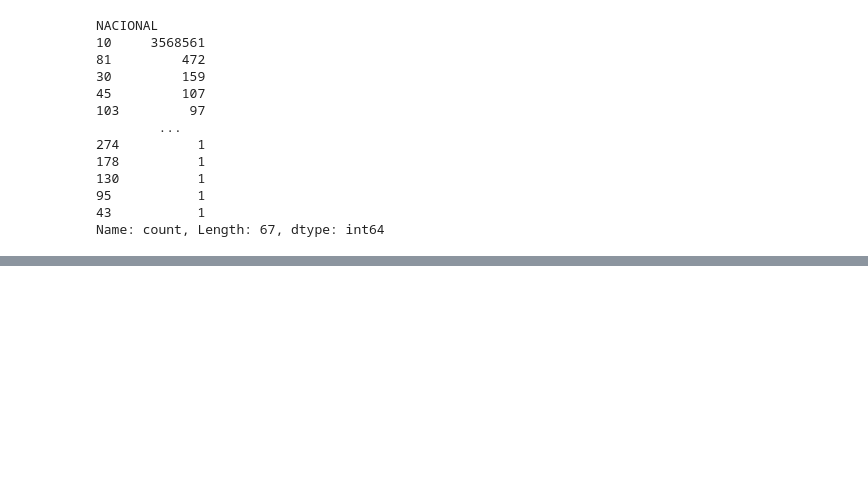
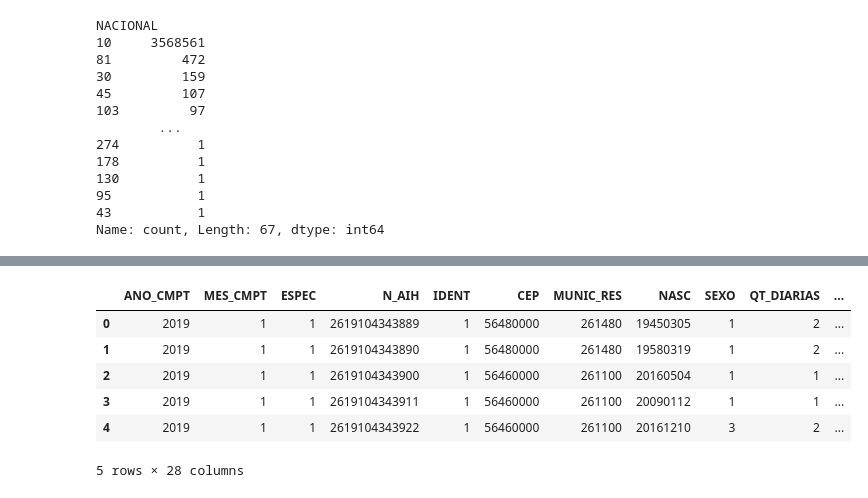
Before and after one commit to vinissmaciel/datasus_PE, a Jupyter notebook: analise.ipynb, the cells around one changed output, grey strips where cells are left out. Drawn from its saved outputs; the diff is of its cells as text; code cells hidden in the pictures; blank space fills up the shorter version.

```diff
--- a/analise.ipynb
+++ b/analise.ipynb
@@ -180,3 +181,6 @@ df_cleaned.head(20)
 | 19 | 260000 | 2019 | 1 | 1 | 1.057205e+13 | 2619104308161 | 1 | 55240000 | 261120 | 20000404 | ... |
 # %%
 df_cleaned.to_csv('cleaned_data.csv', index=False)
+# %%
+lista_colunas_para_remover = ["CGC_HOSP", "DIAR_ACOM", "COBRANCA", "NAT_JUR", "GESTAO", "UF_ZI", "CAR_INT", "CNPJ_MANT", "FINANC", "SEQUENCIA", "REMESSA"]
+df_selected = df_cleaned.drop(columns=lista_colunas_para_remover)
@@ -182,0 +189,10 @@ df_cleaned.to_csv('cleaned_data.csv', index=False)
+# %%
+df_selected.head()
+# %% [output]
+|  | ANO_CMPT | MES_CMPT | ESPEC | N_AIH | IDENT | CEP | MUNIC_RES | NASC | SEXO | QT_DIARIAS | ... |
+| 0 | 2019 | 1 | 1 | 2619104343889 | 1 | 56480000 | 261480 | 19450305 | 1 | 2 | ... |
+| 1 | 2019 | 1 | 1 | 2619104343890 | 1 | 56480000 | 261480 | 19580319 | 1 | 2 | ... |
+| 2 | 2019 | 1 | 1 | 2619104343900 | 1 | 56460000 | 261100 | 20160504 | 1 | 1 | ... |
+| 3 | 2019 | 1 | 1 | 2619104343911 | 1 | 56460000 | 261100 | 20090112 | 1 | 1 | ... |
+| 4 | 2019 | 1 | 1 | 2619104343922 | 1 | 56460000 | 261100 | 20161210 | 3 | 2 | ... |
+5 rows × 28 columns
```
Also changed, not shown: parts of 2 cells of this notebook, 5 other files.
